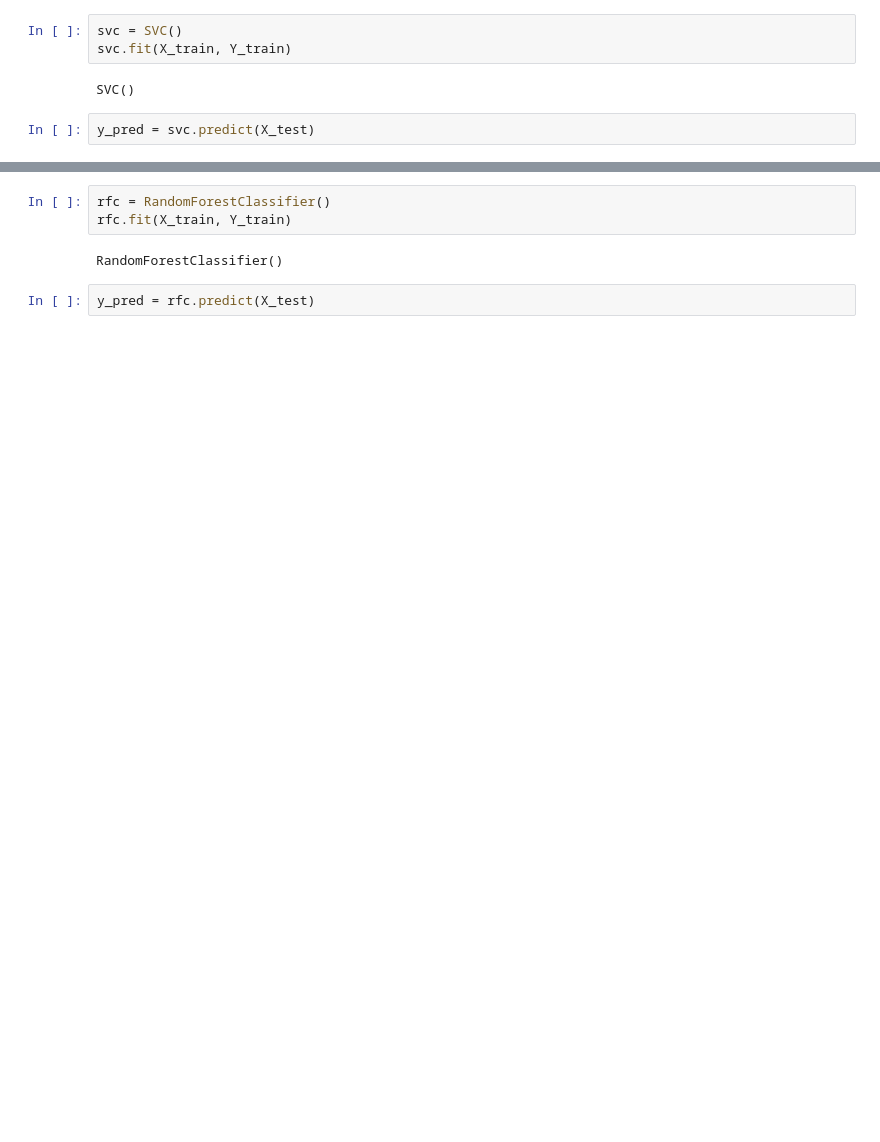
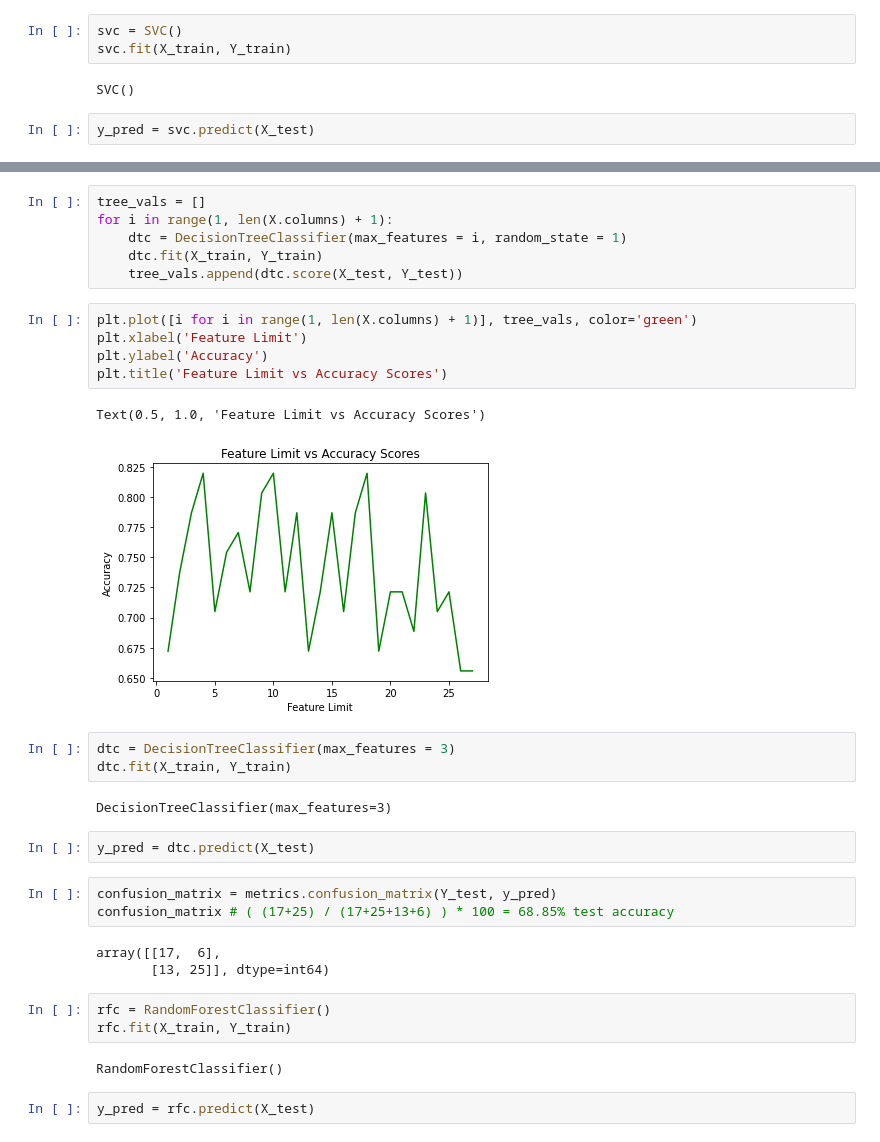
Before and after one commit to MeanGr33n/Kaggle_heart_dis_prediction, a Jupyter notebook: jupyter/Initial Notebook.ipynb, the cells around one changed output, grey strips where cells are left out. Saved outputs shown, nothing was run; the diff lists cells and outputs as text; blank space fills up the shorter version.

```diff
--- a/jupyter/Initial Notebook.ipynb
+++ b/jupyter/Initial Notebook.ipynb
@@ -273,3 +335,30 @@ array([[21,  2],
+# %%
+tree_vals = []
+for i in range(1, len(X.columns) + 1):
+    dtc = DecisionTreeClassifier(max_features = i, random_state = 1)
+    dtc.fit(X_train, Y_train)
+    tree_vals.append(dtc.score(X_test, Y_test))
+# %%
+plt.plot([i for i in range(1, len(X.columns) + 1)], tree_vals, color='green')
+plt.xlabel('Feature Limit')
+plt.ylabel('Accuracy')
+plt.title('Feature Limit vs Accuracy Scores')
+# %% [output]
+Text(0.5, 1.0, 'Feature Limit vs Accuracy Scores')
+[figure, added]
+# %%
+dtc = DecisionTreeClassifier(max_features = 3)
+dtc.fit(X_train, Y_train)
+# %% [output]
+DecisionTreeClassifier(max_features=3)
+# %%
+y_pred = dtc.predict(X_test)
+# %%
+confusion_matrix = metrics.confusion_matrix(Y_test, y_pred)
+confusion_matrix # ( (17+25) / (17+25+13+6) ) * 100 = 68.85% test accuracy
+# %% [output]
+array([[17,  6],
+       [13, 25]], dtype=int64)
 # %%
 rfc = RandomForestClassifier()
 rfc.fit(X_train, Y_train)
```
Also changed, not shown: parts of 20 cells of this notebook.
